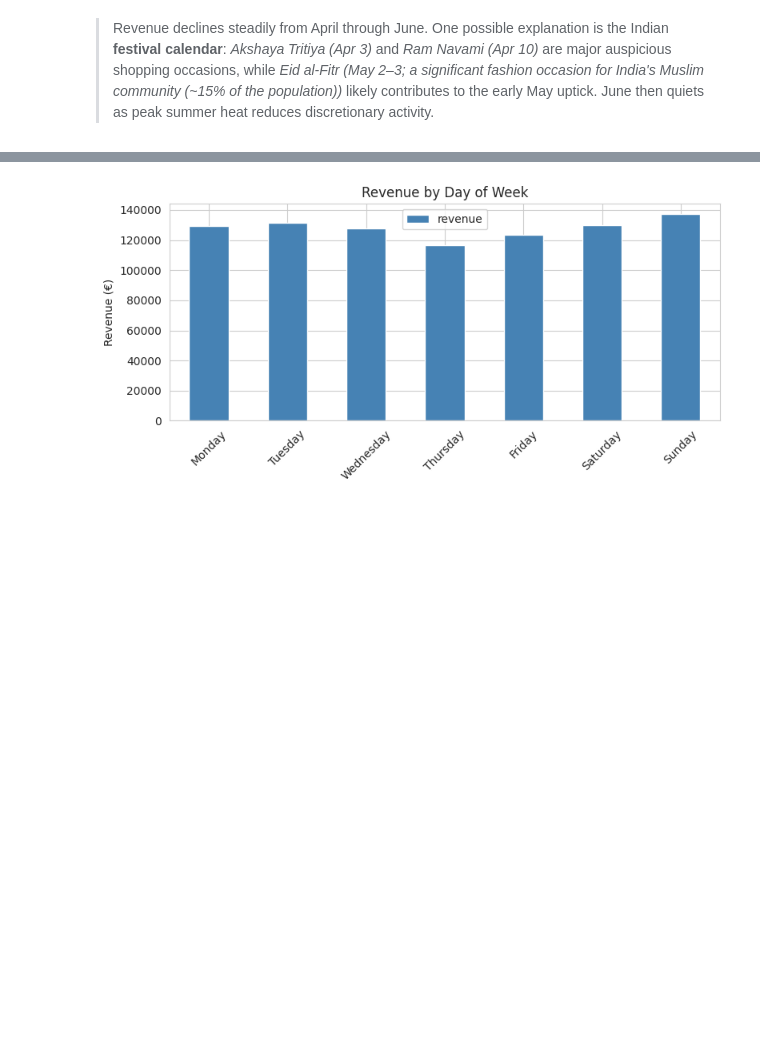
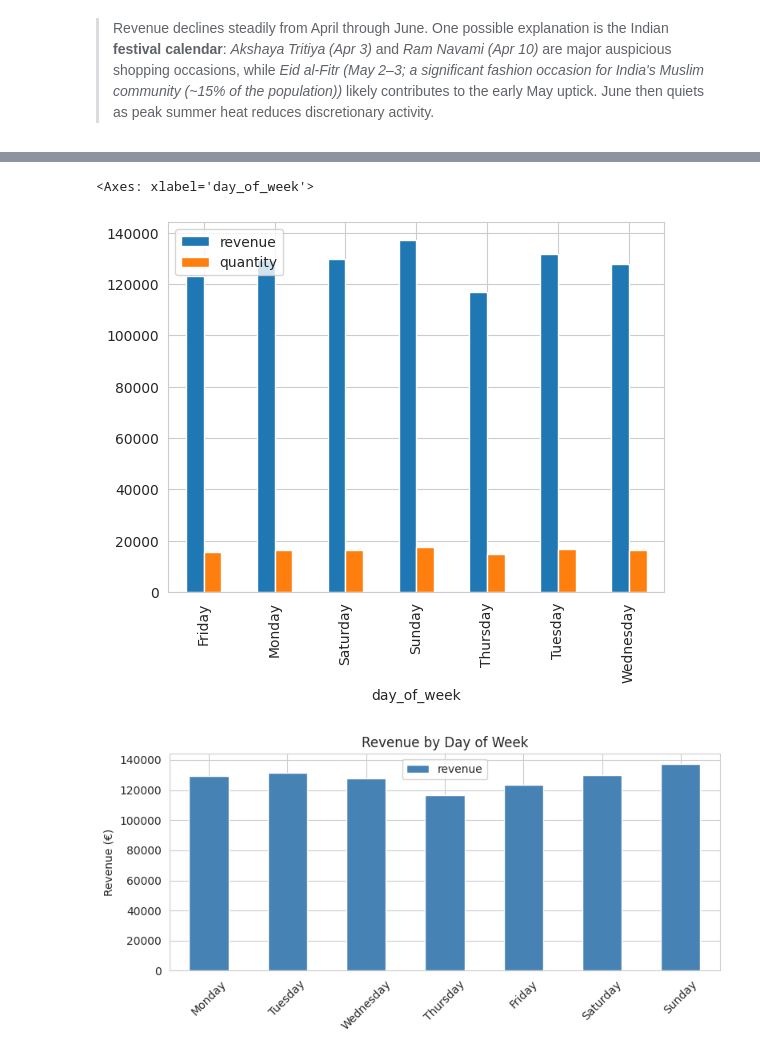
Before and after one commit to ciri/iese-dsfb-mim, a Jupyter notebook: notebooks/210-Amazon-MiM-solved.ipynb, the cells around one changed output, grey strips where cells are left out. Cells and saved outputs as stored; diff of their text form; code cells hidden in the pictures; blank space fills up the shorter version.

```diff
--- a/notebooks/210-Amazon-MiM-solved.ipynb
+++ b/notebooks/210-Amazon-MiM-solved.ipynb
@@ -394,6 +415,16 @@ You may want to produce something like this:
 <center>
 <img src='https://raw.githubusercontent.com/ciri/iese-dsfb/main/resources/amazon/sketch1.jpg' width='50%'>
 </center>
+# %%
+df['day_of_week'] = df['date'].dt.day_name()
+
+df.groupby('day_of_week')\
+    [['revenue','quantity']]\
+    .sum()\
+    .plot.bar()
+# %% [output]
+<Axes: xlabel='day_of_week'>
+[figure, added]
 # %%
 import matplotlib.pyplot as plt
 
```
Also changed, not shown: parts of 8 cells of this notebook, 3 other files.
